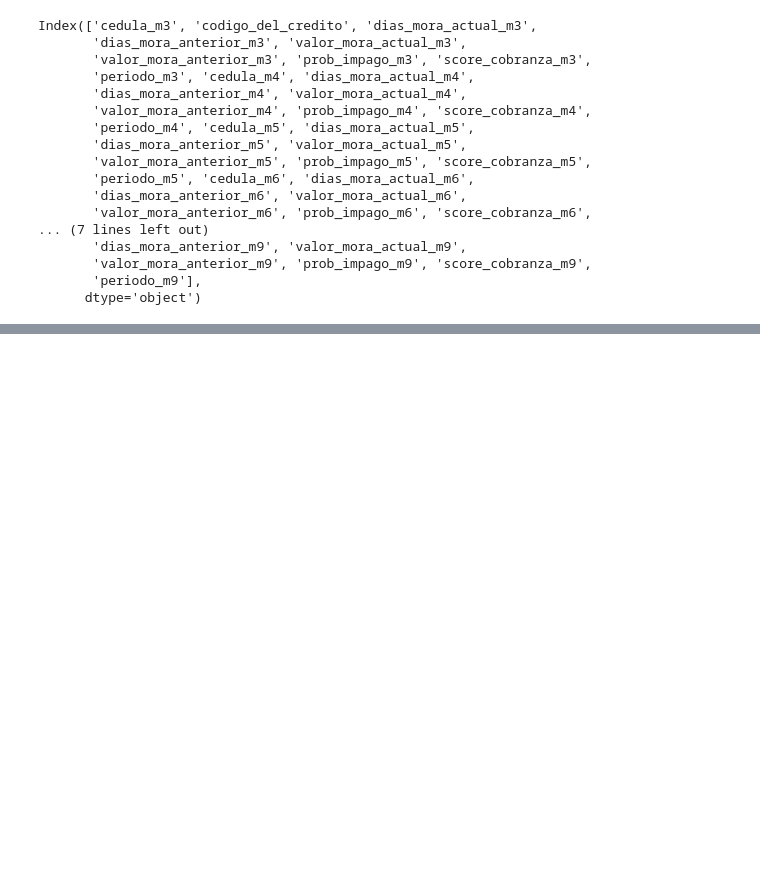
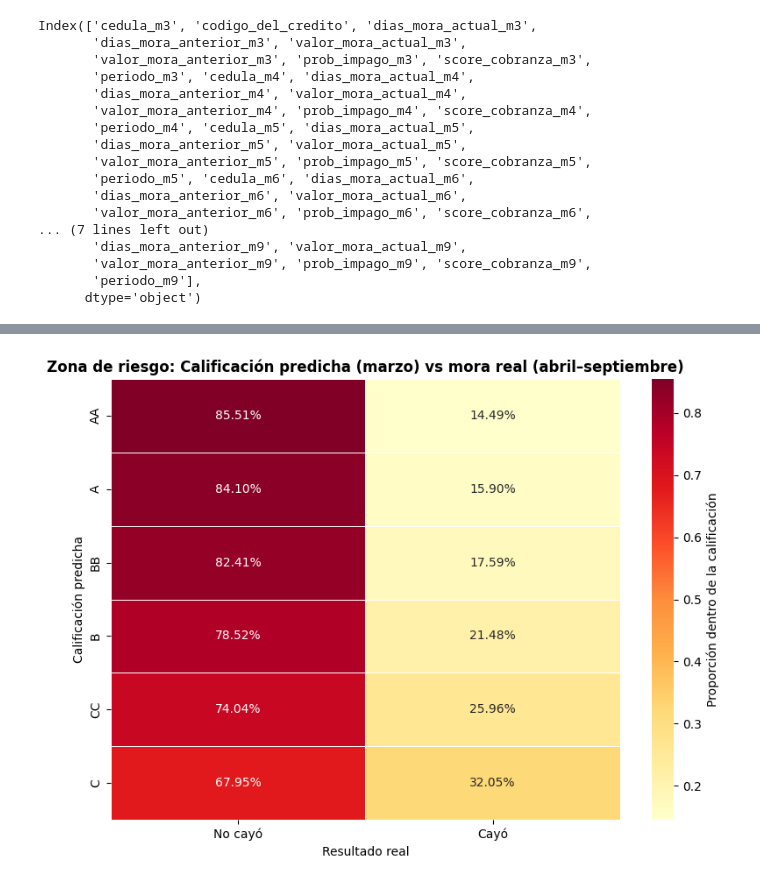
Before and after one commit to daolayaq10751/Aicoll, a Jupyter notebook: Finanfut2.ipynb, the cells around one changed output, grey strips where cells are left out. Drawn from its saved outputs; the diff is of its cells as text; code cells hidden in the pictures; blank space fills up the shorter version.

```diff
--- a/Finanfut2.ipynb
+++ b/Finanfut2.ipynb
@@ -1373,0 +678,26 @@ Cambio relativo (%): -47.6 %
+# %%
+# ================================
+# 📊 Heatmap de zona de riesgo (compacto)
+# ================================
+
+# Matriz de proporciones por calificación
+matriz_riesgo = (
+    pd.crosstab(df_mora_m3_0["calificacion_marzo"], df_mora_m3_0["ever_default"], normalize="index")
+    .rename(columns={0: "No cayó", 1: "Cayó"})
+    .reindex(orden_calif)             # usa el orden que ya definimos anteriormente
+    .fillna(0)
+)
+
+# Gráfico
+plt.figure(figsize=(8,6))
+sns.heatmap(matriz_riesgo, annot=True, cmap="YlOrRd", fmt=".2%",
+            cbar_kws={"label": "Proporción dentro de la calificación"},
+            linewidths=0.5)
+
+plt.title("Zona de riesgo: Calificación predicha (marzo) vs mora real (abril–septiembre)", fontsize=12, weight="bold")
+plt.xlabel("Resultado real")
+plt.ylabel("Calificación predicha")
+plt.tight_layout()
+plt.show()
+# %% [output]
+[figure, added]
```
Also changed, not shown: parts of 52 cells of this notebook.
